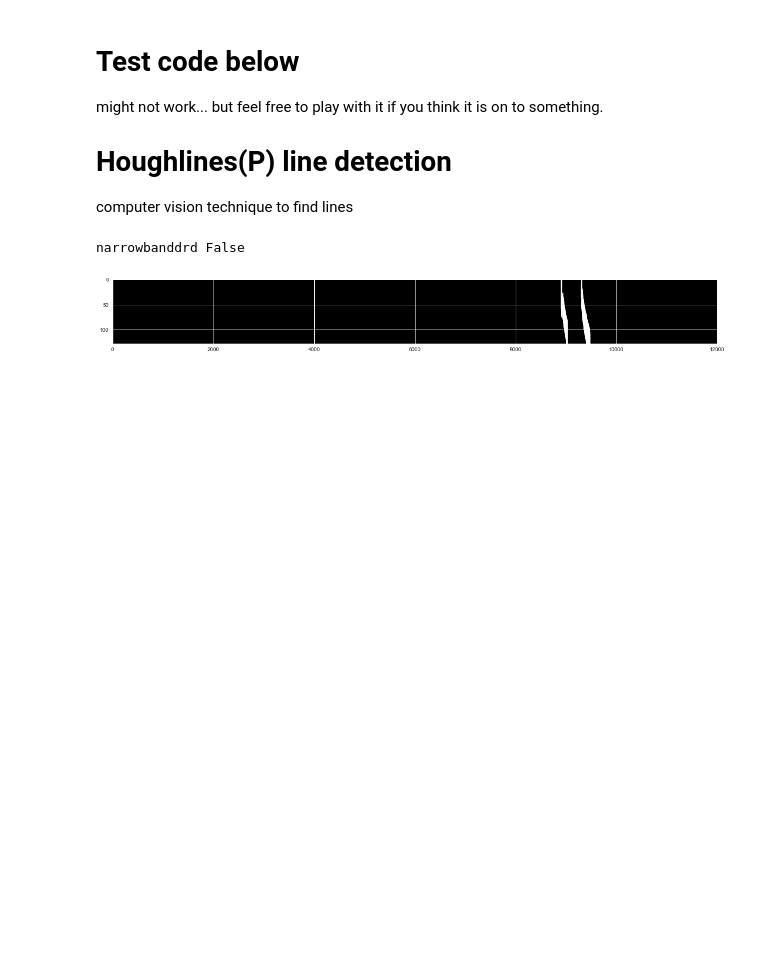
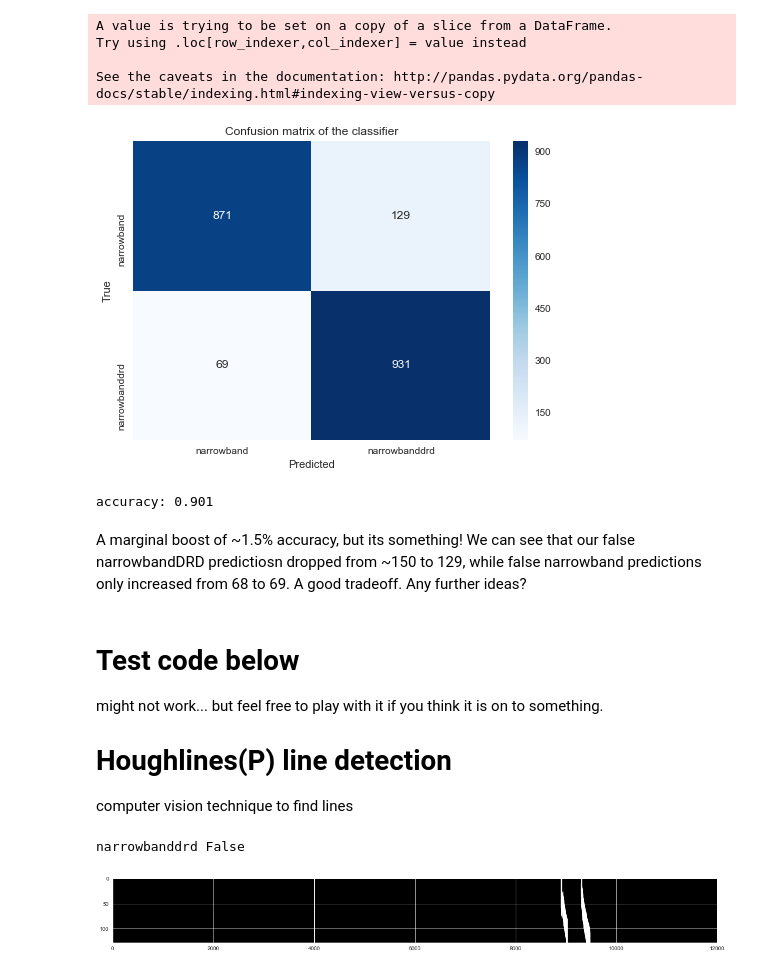
Before and after one commit to magixsno/ml4seticodechallenge, a Jupyter notebook: mohit/narrow_linear_fit.ipynb, the cells around one changed output. Drawn from its saved outputs; the diff is of its cells as text; code cells hidden in the pictures; blank space fills up the shorter version.

```diff
--- a/mohit/narrow_linear_fit.ipynb
+++ b/mohit/narrow_linear_fit.ipynb
@@ -242,3 +344,42 @@ Once I got the skeletonized image, where the band was one pixel in width, I got
+# %%
+r2_threshold = 0.996 #intersection
+def r2_std_predictions(x):
+    if x['adj_r2']>r2_threshold:
+        return 'narrowband'
+    else:
+        if x['std']<5:     #add standard deviation conditional
+            return 'narrowband'
+        else:
+            return 'narrowbanddrd'
+
+results['pred'] = results.apply(r2_std_predictions, axis=1) #apply predictions
+
+#create a confusion matrix to sort the predictions and calculate accuracy
+labels = ["narrowband", "narrowbanddrd"]
+cm = confusion_matrix(results['class'], results['pred'], labels=labels)
+cm = pd.DataFrame(data=cm, columns=labels, index=labels)
+
+fig = plt.figure()
+sb.heatmap(cm, annot=True, fmt='g', cmap='Blues')
+
+plt.title('Confusion matrix of the classifier')
+plt.xlabel('Predicted')
+plt.ylabel('True')
+plt.show()
+
+correct = cm.values[0][0] + cm.values[1][1]
+total = float(cm.values.sum())
+accuracy = correct / total
+print 'accuracy:', accuracy
+# %% [output]
+A value is trying to be set on a copy of a slice from a DataFrame.
+Try using .loc[row_indexer,col_indexer] = value instead
+
+See the caveats in the documentation: http://pandas.pydata.org/pandas-docs/stable/indexing.html#indexing-view-versus-copy
+[figure, added]
+accuracy: 0.901
+# %% [markdown]
+A marginal boost of ~1.5% accuracy, but its something! We can see that our false narrowbandDRD predictiosn dropped from ~150 to 129, while false narrowband predictions only increased from 68 to 69. A good tradeoff. Any further ideas?
 # %% [markdown]
 # Test code below
 might not work... but feel free to play with it if you think it is on to something.
```
Also changed, not shown: parts of 16 cells of this notebook.
